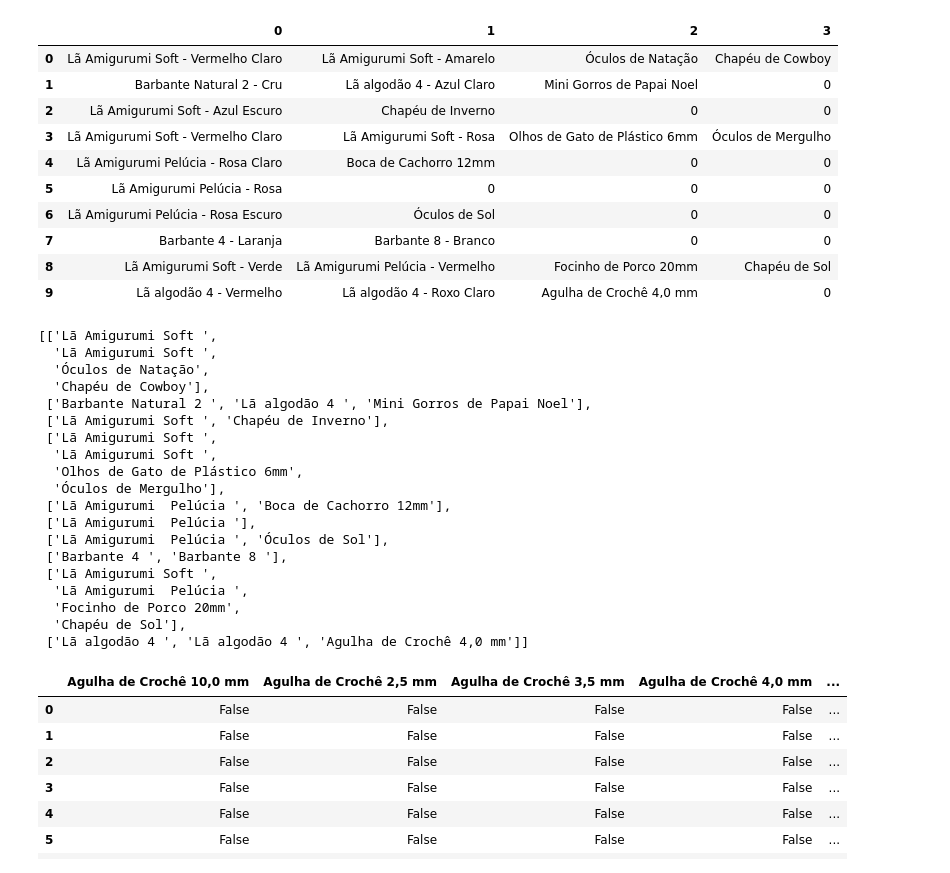
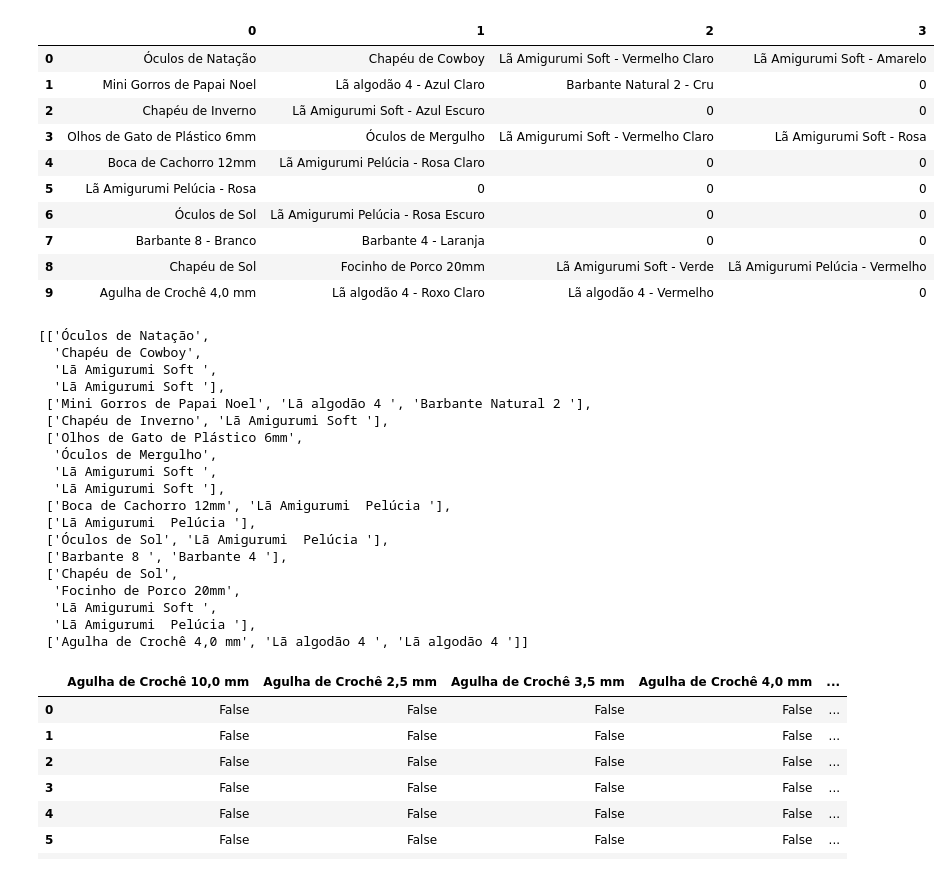
Before and after one commit to pennamoro/back-lama, a Jupyter notebook: python-scripts/apriori.ipynb, the cells around one changed output. Cells and saved outputs as stored; diff of their text form; code cells hidden in the pictures.

```diff
--- a/python-scripts/apriori.ipynb
+++ b/python-scripts/apriori.ipynb
@@ -2,22 +2,28 @@
 import numpy as np
 import pandas as pd
 # %%
-df = pd.read_csv("receitas-materiais-nome.csv", header = None)
-df.replace(np.nan, 0, inplace= True)
+df = pd.read_csv("receitas-materiais-nome.csv", header=None, skiprows=1, names=['materiais_concatenados'])
+df['materiais_concatenados'] = df['materiais_concatenados'].str.split(', ')
+new_df = pd.DataFrame(df['materiais_concatenados'].to_list())
+result_df = pd.concat([df, new_df], axis=1)
 
+result_df.replace(np.nan, 0, inplace=True)
+result_df.drop(columns=['materiais_concatenados'], inplace=True)
+
+df = result_df
 df.head(10)
 # %% [output]
 |  | 0 | 1 | 2 | 3 |
-| 0 | Lã Amigurumi Soft - Vermelho Claro | Lã Amigurumi Soft - Amarelo | Óculos de Natação | Chapéu de Cowboy |
-| 1 | Barbante Natural 2 - Cru | Lã algodão 4 - Azul Claro | Mini Gorros de Papai Noel | 0 |
-| 2 | Lã Amigurumi Soft - Azul Escuro | Chapéu de Inverno | 0 | 0 |
-| 3 | Lã Amigurumi Soft - Vermelho Claro | Lã Amigurumi Soft - Rosa | Olhos de Gato de Plástico 6mm | Óculos de Mergulho |
-| 4 | Lã Amigurumi Pelúcia - Rosa Claro | Boca de Cachorro 12mm | 0 | 0 |
+| 0 | Óculos de Natação | Chapéu de Cowboy | Lã Amigurumi Soft - Vermelho Claro | Lã Amigurumi Soft - Amarelo |
+| 1 | Mini Gorros de Papai Noel | Lã algodão 4 - Azul Claro | Barbante Natural 2 - Cru | 0 |
+| 2 | Chapéu de Inverno | Lã Amigurumi Soft - Azul Escuro | 0 | 0 |
+| 3 | Olhos de Gato de Plástico 6mm | Óculos de Mergulho | Lã Amigurumi Soft - Vermelho Claro | Lã Amigurumi Soft - Rosa |
+| 4 | Boca de Cachorro 12mm | Lã Amigurumi Pelúcia - Rosa Claro | 0 | 0 |
 | 5 | Lã Amigurumi Pelúcia - Rosa | 0 | 0 | 0 |
-| 6 | Lã Amigurumi Pelúcia - Rosa Escuro | Óculos de Sol | 0 | 0 |
-| 7 | Barbante 4 - Laranja | Barbante 8 - Branco | 0 | 0 |
-| 8 | Lã Amigurumi Soft - Verde | Lã Amigurumi Pelúcia - Vermelho | Focinho de Porco 20mm | Chapéu de Sol |
-| 9 | Lã algodão 4 - Vermelho | Lã algodão 4 - Roxo Claro | Agulha de Crochê 4,0 mm | 0 |
+| 6 | Óculos de Sol | Lã Amigurumi Pelúcia - Rosa Escuro | 0 | 0 |
+| 7 | Barbante 8 - Branco | Barbante 4 - Laranja | 0 | 0 |
+| 8 | Chapéu de Sol | Focinho de Porco 20mm | Lã Amigurumi Soft - Verde | Lã Amigurumi Pelúcia - Vermelho |
+| 9 | Agulha de Crochê 4,0 mm | Lã algodão 4 - Roxo Claro | Lã algodão 4 - Vermelho | 0 |
 # %%
 def removeAllZeros(l):
     return list(filter(lambda x: x != 0, l))
@@ -33,25 +39,25 @@ list_all_material = [[item.split('-')[0] for item in sublist] for sublist in fir
 
 list_all_material[0:10]
 # %% [output]
-[['Lã Amigurumi Soft ',
+[['Óculos de Natação',
+  'Chapéu de Cowboy',
   'Lã Amigurumi Soft ',
-  'Óculos de Natação',
-  'Chapéu de Cowboy'],
- ['Barbante Natural 2 ', 'Lã algodão 4 ', 'Mini Gorros de Papai Noel'],
- ['Lã Amigurumi Soft ', 'Chapéu de Inverno'],
- ['Lã Amigurumi Soft ',
+  'Lã Amigurumi Soft '],
+ ['Mini Gorros de Papai Noel', 'Lã algodão 4 ', 'Barbante Natural 2 '],
+ ['Chapéu de Inverno', 'Lã Amigurumi Soft '],
+ ['Olhos de Gato de Plástico 6mm',
+  'Óculos de Mergulho',
   'Lã Amigurumi Soft ',
-  'Olhos de Gato de Plástico 6mm',
-  'Óculos de Mergulho'],
- ['Lã Amigurumi  Pelúcia ', 'Boca de Cachorro 12mm'],
+  'Lã Amigurumi Soft '],
+ ['Boca de Cachorro 12mm', 'Lã Amigurumi  Pelúcia '],
  ['Lã Amigurumi  Pelúcia '],
- ['Lã Amigurumi  Pelúcia ', 'Óculos de Sol'],
- ['Barbante 4 ', 'Barbante 8 '],
- ['Lã Amigurumi Soft ',
-  'Lã Amigurumi  Pelúcia ',
+ ['Óculos de Sol', 'Lã Amigurumi  Pelúcia '],
+ ['Barbante 8 ', 'Barbante 4 '],
+ ['Chapéu de Sol',
   'Focinho de Porco 20mm',
-  'Chapéu de Sol'],
- ['Lã algodão 4 ', 'Lã algodão 4 ', 'Agulha de Crochê 4,0 mm']]
+  'Lã Amigurumi Soft ',
+  'Lã Amigurumi  Pelúcia '],
+ ['Agulha de Crochê 4,0 mm', 'Lã algodão 4 ', 'Lã algodão 4 ']]
 # %%
 from mlxtend.preprocessing import TransactionEncoder
 
```
Also changed, not shown: parts of 2 cells of this notebook, 5 other files.
